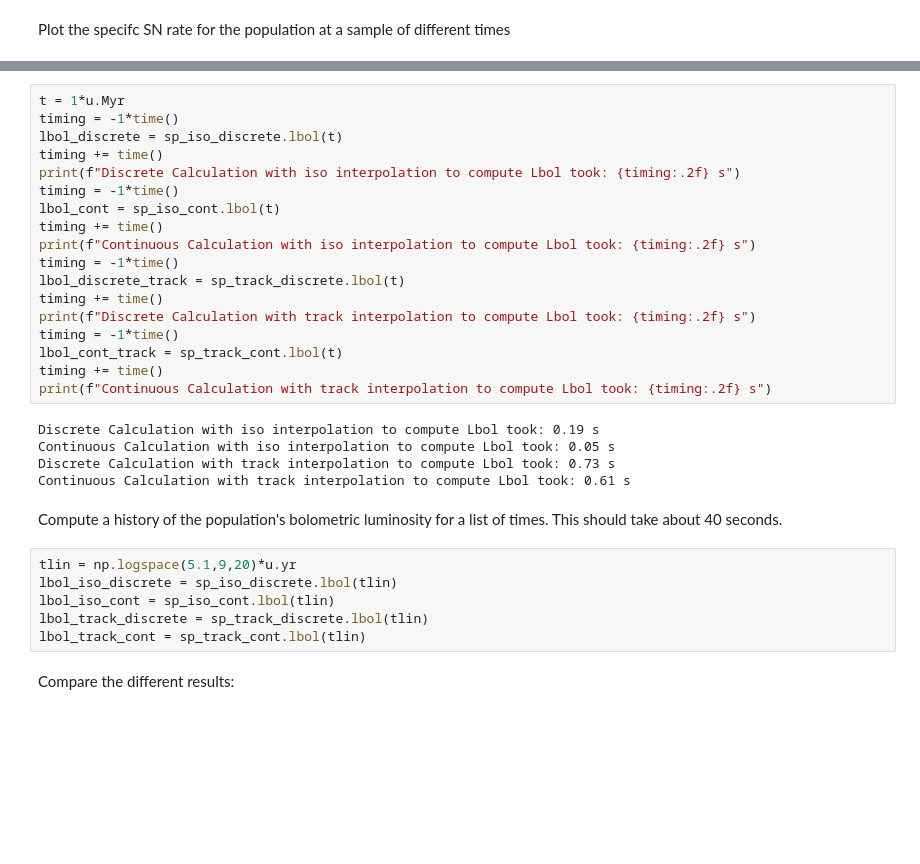
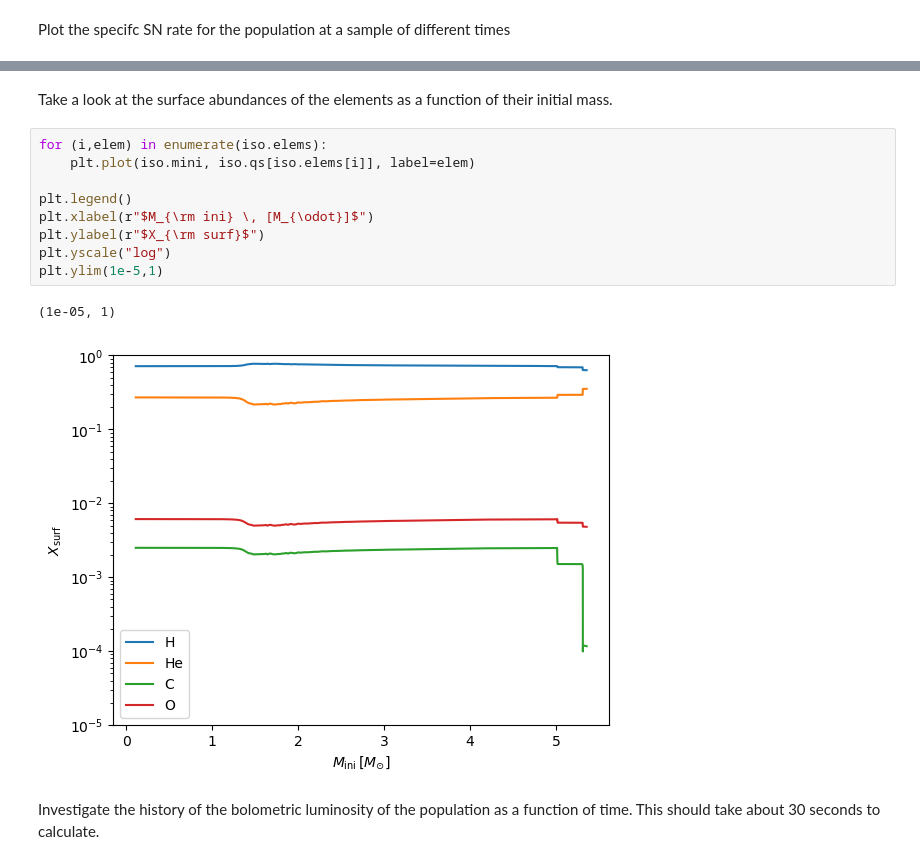
Before and after one commit to arsenal-popsynth/arsenal_gear, a Jupyter notebook: paper_plots.ipynb, the cells around one changed output, grey strips where cells are left out. Saved outputs shown, nothing was run; the diff lists cells and outputs as text; blank space fills up the shorter version.

```diff
--- a/paper_plots.ipynb
+++ b/paper_plots.ipynb
@@ -82,33 +69,16 @@ Test timing for calculating the luminosity of the population at a single time.
-# %%
-t = 1*u.Myr
-timing = -1*time()
-lbol_discrete = sp_iso_discrete.lbol(t)
-timing += time()
-print(f"Discrete Calculation with iso interpolation to compute Lbol took: {timing:.2f} s")
-timing = -1*time()
-lbol_cont = sp_iso_cont.lbol(t)
-timing += time()
-print(f"Continuous Calculation with iso interpolation to compute Lbol took: {timing:.2f} s")
-timing = -1*time()
-lbol_discrete_track = sp_track_discrete.lbol(t)
-timing += time()
-print(f"Discrete Calculation with track interpolation to compute Lbol took: {timing:.2f} s")
-timing = -1*time()
-lbol_cont_track = sp_track_cont.lbol(t)
-timing += time()
-print(f"Continuous Calculation with track interpolation to compute Lbol took: {timing:.2f} s")
-# %% [output]
-Discrete Calculation with iso interpolation to compute Lbol took: 0.19 s
-Continuous Calculation with iso interpolation to compute Lbol took: 0.05 s
-Discrete Calculation with track interpolation to compute Lbol took: 0.73 s
-Continuous Calculation with track interpolation to compute Lbol took: 0.61 s
+# %% [markdown]
+Take a look at the surface abundances of the elements as a function of their initial mass.
+# %%
+for (i,elem) in enumerate(iso.elems):
+    plt.plot(iso.mini, iso.qs[iso.elems[i]], label=elem)
+
+plt.legend()
+plt.xlabel(r"$M_{\rm ini} \, [M_{\odot}]$")
+plt.ylabel(r"$X_{\rm surf}$")
+plt.yscale("log")
+plt.ylim(1e-5,1)
+# %% [output]
+(1e-05, 1)
+[figure, added]
 # %% [markdown]
-Compute a history of the population's bolometric luminosity for a list of times. This should take about 40 seconds.
+Investigate the history of the bolometric luminosity of the population as a function of time. This should take about 30 seconds to calculate.
-# %%
-tlin = np.logspace(5.1,9,20)*u.yr
-lbol_iso_discrete = sp_iso_discrete.lbol(tlin)
-lbol_iso_cont = sp_iso_cont.lbol(tlin)
-lbol_track_discrete = sp_track_discrete.lbol(tlin)
-lbol_track_cont = sp_track_cont.lbol(tlin)
-# %% [markdown]
-Compare the different results:
```
Also changed, not shown: parts of 10 cells of this notebook, 3 other files.
